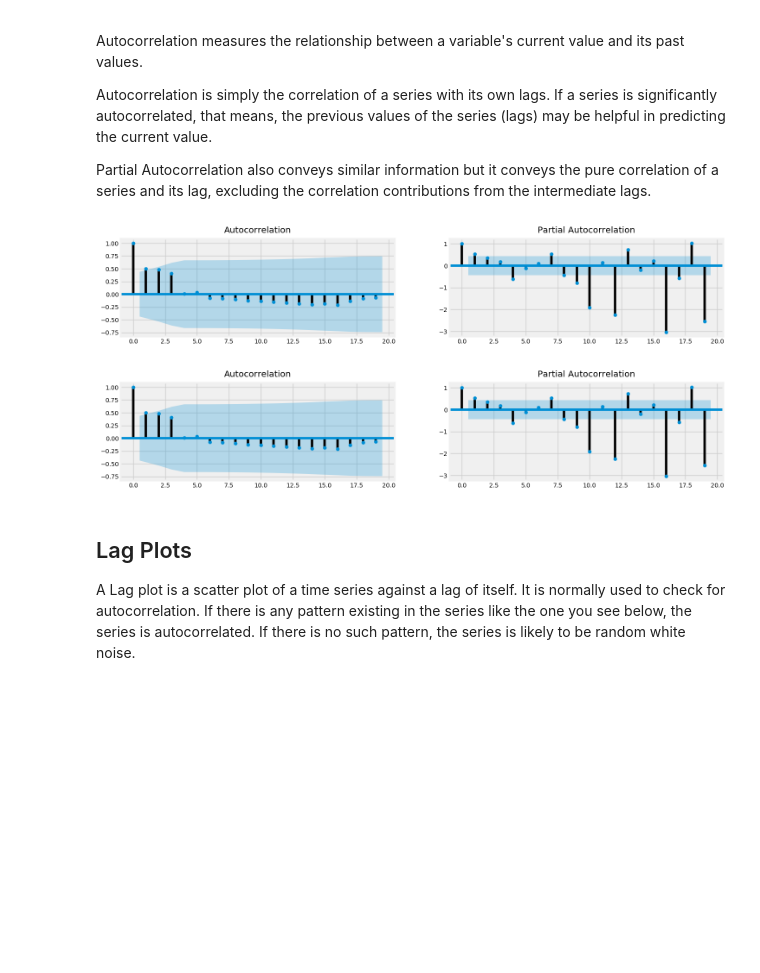
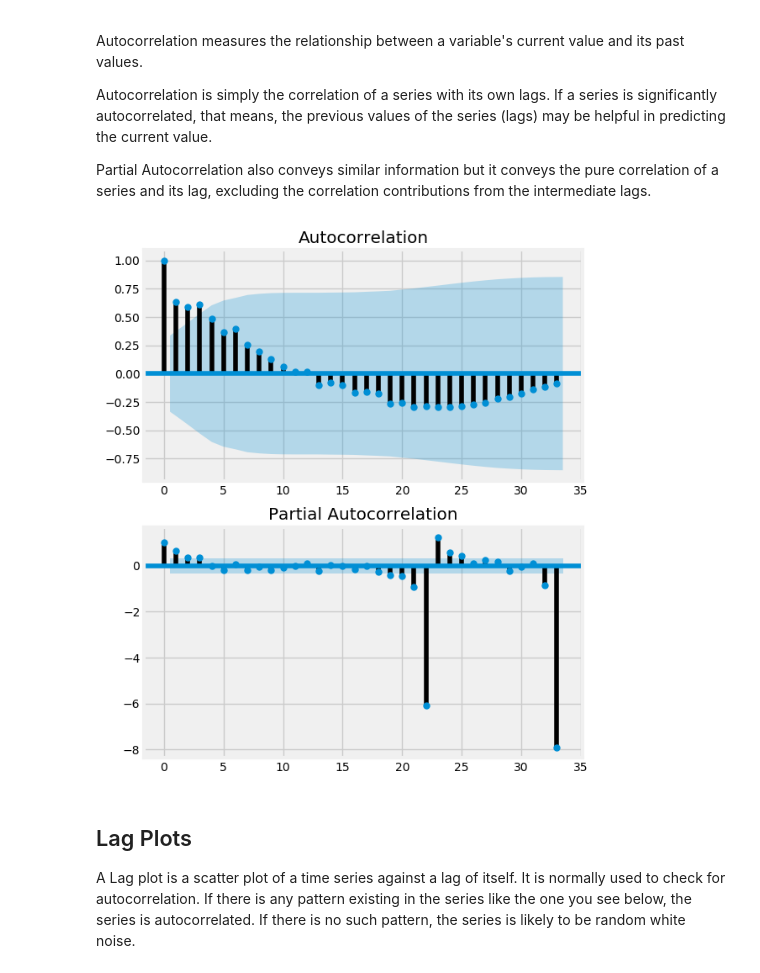
Before and after one commit to asmaatbaeen/CoronavirusCases-in-Sudan, a Jupyter notebook: notebooks/Time series analysis.ipynb, the cells around one changed output. Drawn from its saved outputs; the diff is of its cells as text; code cells hidden in the pictures; blank space fills up the shorter version.

```diff
--- a/notebooks/Time series analysis.ipynb
+++ b/notebooks/Time series analysis.ipynb
@@ -73,0 +139,13 @@ plot_df(df, x=df.Date, y=df.Cases, title='Dayly infiction')
+# %%
+from pylab import rcParams
+
+df = pd.read_csv('../data/NumberConfirmedOfCases.csv', parse_dates=['Date'], index_col='Date')
+df = df.groupby('Date')['Cases'].sum().reset_index() #group the data
+df['Date'] = pd.to_datetime(df['Date'], format='%Y-%m-%d')
+df = df.set_index('Date')
+
+
+rcParams['figure.figsize'] = 8,6
+decomposition = sm.tsa.seasonal_decompose(df, model='multiplicative', freq=1)
+fig = decomposition.plot()
+plt.show()
@@ -128,24 +210,21 @@ Autocorrelation is simply the correlation of a series with its own lags. If a se
 
 Partial Autocorrelation also conveys similar information but it conveys the pure correlation of a series and its lag, excluding the correlation contributions from the intermediate lags.
 # %%
-from statsmodels.tsa.stattools import acf, pacf
-from statsmodels.graphics.tsaplots import plot_acf, plot_pacf
+from statsmodels.graphics.tsaplots import plot_acf
+from statsmodels.graphics.tsaplots import plot_pacf
 
 df = pd.read_csv('../data/NumberConfirmedOfCases.csv')
 df = df.groupby('Date')['Cases'].sum().reset_index() #group the data
 
 
-# Calculate ACF and PACF upto 1 lags
-acf_1 = acf(df.Cases, nlags=len(df.Cases)-1)
-pacf_1 = pacf(df.Cases, nlags=len(df.Cases)-1)
-
-#Plotting
-fig, axes = plt.subplots(1,2,figsize=(16,3), dpi= 100)
-plot_acf(df.Cases.tolist(), lags=len(df.Cases)-1, ax=axes[0])
-plot_pacf(df.Cases.tolist(), lags=len(df.Cases)-1, ax=axes[1])
+pyplot.figure(figsize=(6,8), dpi= 100)
+pyplot.subplot(211)
+plot_acf(df.Cases, ax=pyplot.gca(), lags = len(df.Cases)-1)
+pyplot.subplot(212)
+plot_pacf(df.Cases, ax=pyplot.gca(), lags = len(df.Cases)-1)
+pyplot.show()
 # %% [output]
-[figure, old version]
+[figure, new version]
-[figure, removed]
 # %% [markdown]
 ## Lag Plots
 
```
Also changed, not shown: parts of 49 cells of this notebook, 4 other files.
